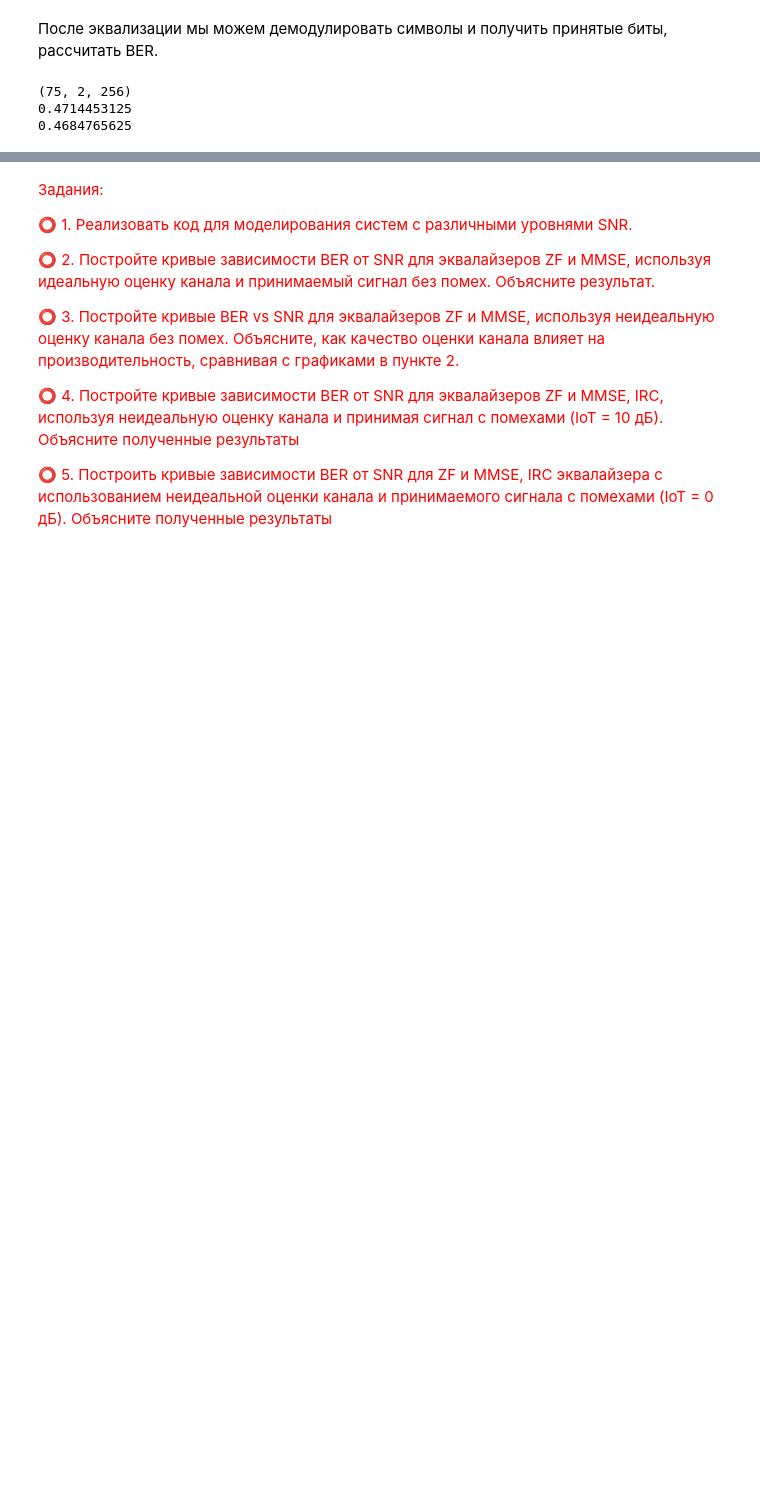
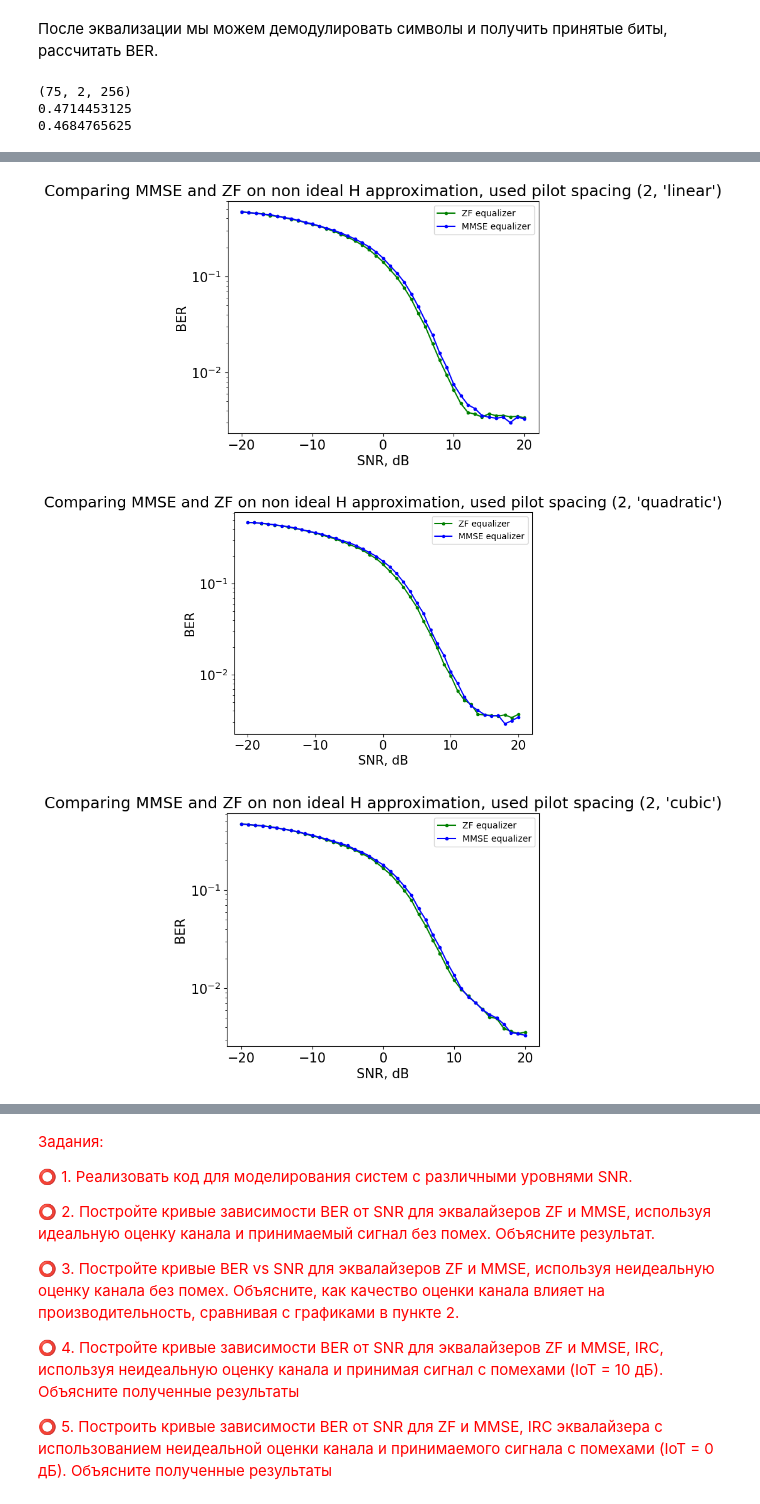
Before and after one commit to Aleksey2509/9_semester_programming, a Jupyter notebook: mimo/third_hw/03_MIMO_receiver_ru.ipynb, the cells around one changed output, grey strips where cells are left out. Drawn from its saved outputs; the diff is of its cells as text; code cells hidden in the pictures; blank space fills up the shorter version.

```diff
--- a/mimo/third_hw/03_MIMO_receiver_ru.ipynb
+++ b/mimo/third_hw/03_MIMO_receiver_ru.ipynb
@@ -1023,0 +1014,29 @@ task2()
+# %%
+def task3(pilot_spacing_maybe_interp=4):
+    H = scipy.io.loadmat(CHAN_NAME)['Link_Channel'][:,:,:256,:]
+    H = normalize(H)
+    N_ues = 2
+
+    snr_range = np.arange(-20, 21)
+
+    eq_types = ['ZF', 'MMSE']
+    colors = ['.-g', '.-b']
+    for color, eq_type in zip(colors, eq_types):
+        bers = ber_snr_graph(H, N_ues, snr_range, pilot_spacing_maybe_interp, eq_type, Y_to_use=1, use_H_est=True)
+        plt.plot(snr_range, bers, color, label=f"{eq_type} equalizer")
+    plt.legend(fontsize = 10)
+    plt.title(f'Comparing MMSE and ZF on non ideal H approximation, used pilot spacing {pilot_spacing_maybe_interp}')
+    plt.xlabel('SNR, dB')
+    plt.ylabel('BER')
+    plt.yscale('log')
+    plt.show()
+# %%
+task3(pilot_spacing_maybe_interp=(2, 'linear'))
+task3(pilot_spacing_maybe_interp=(2, 'quadratic'))
+task3(pilot_spacing_maybe_interp=(2, 'cubic'))
+task3(pilot_spacing_maybe_interp=4)
+task3(pilot_spacing_maybe_interp=6)
+# %% [output]
+[figure, added]
+[figure, added]
+[figure, added]
```
Also changed, not shown: parts of 21 cells of this notebook.
